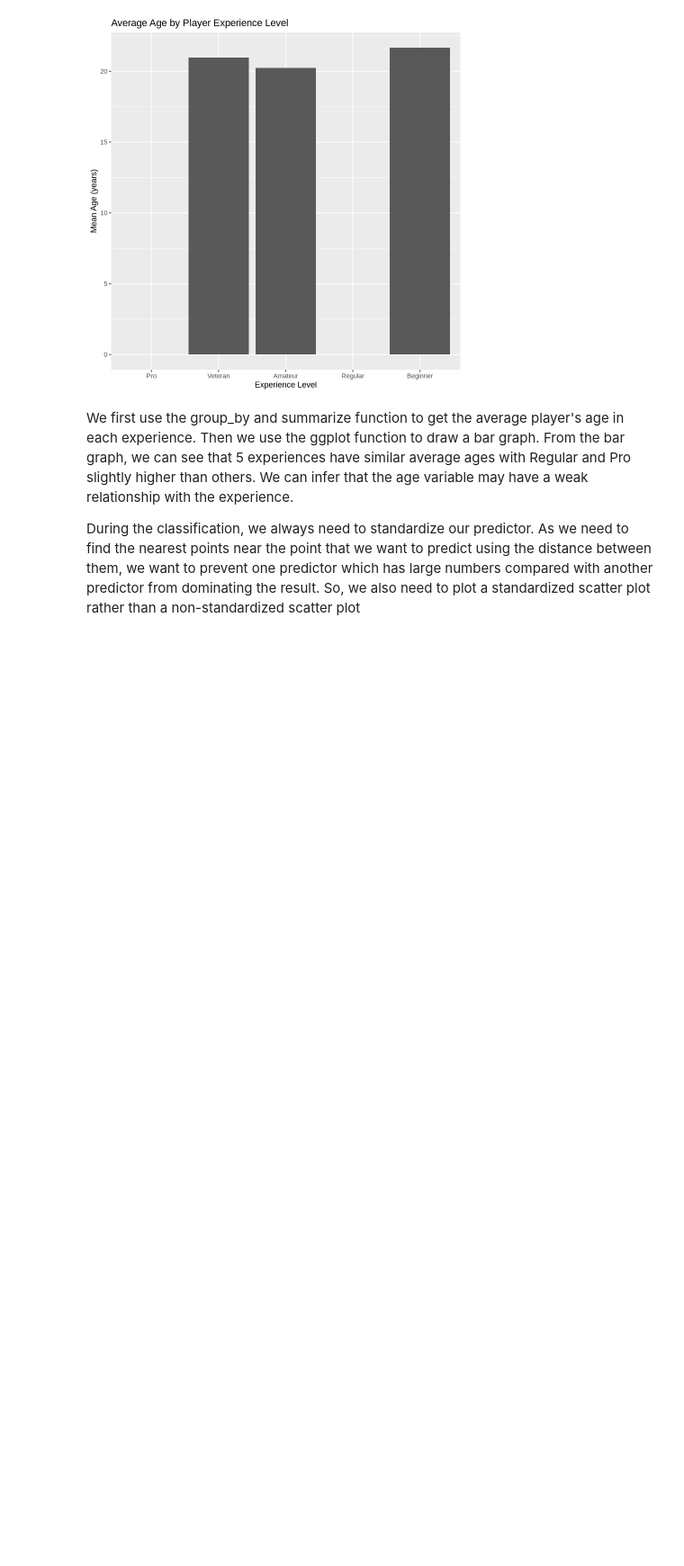
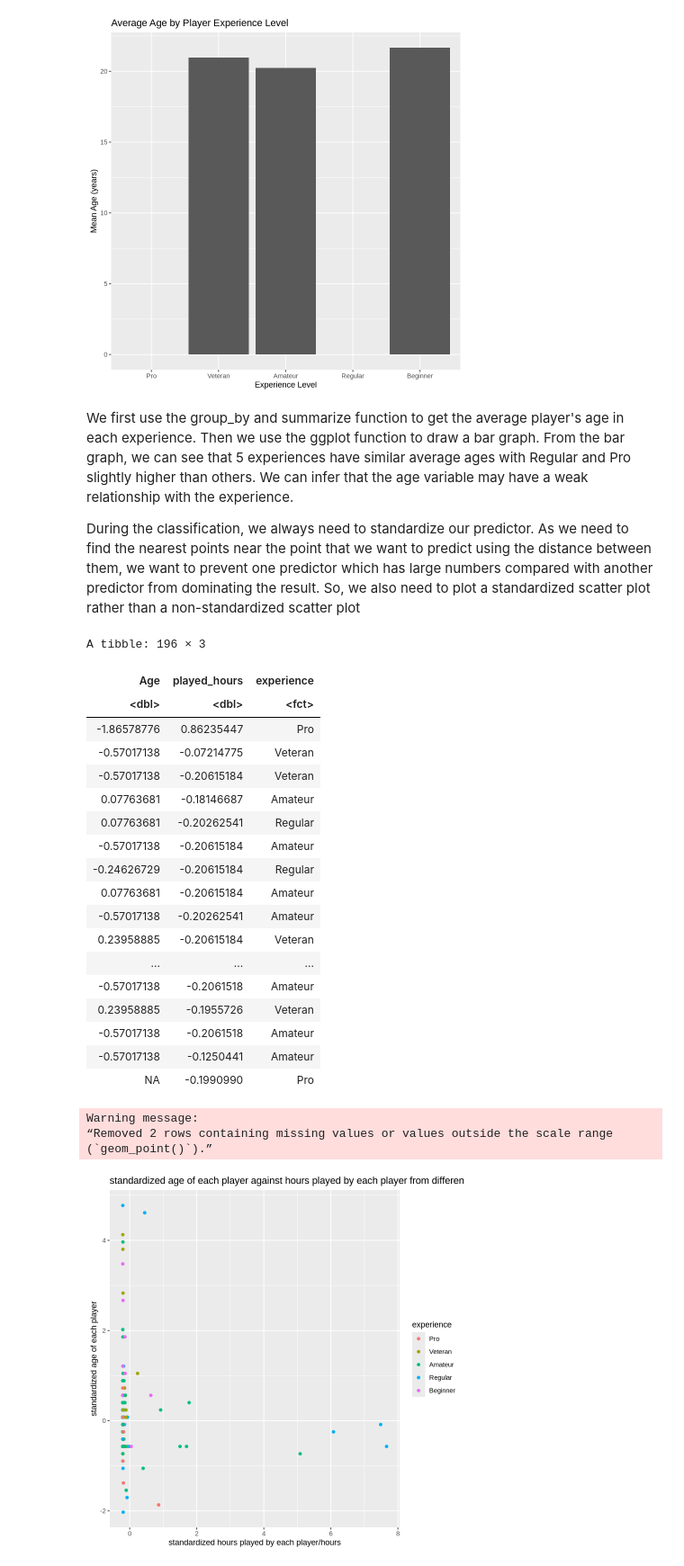
Before and after one commit to Cayla1015/dsci100project, a Jupyter notebook: project1.ipynb, the cells around one changed output. Shown: that part at 90% size. Saved outputs shown, nothing was run; the diff lists cells and outputs as text; code cells hidden in the pictures; blank space fills up the shorter version.

```diff
--- a/project1.ipynb
+++ b/project1.ipynb
@@ -187,3 +187,44 @@ Warning message:
 We first use the group_by and summarize function to get the average player's age in each experience. Then we use the ggplot function to draw a bar graph. From the bar graph, we can see that 5 experiences have similar average ages with Regular and Pro slightly higher than others. We can infer that the age variable may have a weak relationship with the experience.
 
 During the classification, we always need to standardize our predictor. As we need to find the nearest points near the point that we want to predict using the distance between them, we want to prevent one predictor which has large numbers compared with another predictor from dominating the result. So, we also need to plot a standardized scatter plot rather than a non-standardized scatter plot
+# %%
+#standardized scatter plot of age of each player against hours played by each player from different experience
+recipe <- recipe(experience ~ ., data = ready_players)
+prep_recipe <- recipe |>
+  step_scale(all_predictors()) |>
+  step_center(all_predictors())
+
+experience_scaled <- prep_recipe |>
+                            prep() |>
+                            bake(ready_players)
+experience_scaled
+standardizescatterplot <- ggplot(experience_scaled, aes(x = played_hours, y = Age,color = experience))+
+                          geom_point()+
+                          xlab('standardized hours played by each player/hours')+
+                          ylab('standardized age of each player')+
+                          ggtitle("standardized age of each player against hours played by each player from different experience")
+standardizescatterplot
+# %% [output]
+A tibble: 196 × 3
+| Age | played_hours | experience |
+| <dbl> | <dbl> | <fct> |
+| -1.86578776 | 0.86235447 | Pro |
+| -0.57017138 | -0.07214775 | Veteran |
+| -0.57017138 | -0.20615184 | Veteran |
+| 0.07763681 | -0.18146687 | Amateur |
+| 0.07763681 | -0.20262541 | Regular |
+| -0.57017138 | -0.20615184 | Amateur |
+| -0.24626729 | -0.20615184 | Regular |
+| 0.07763681 | -0.20615184 | Amateur |
+| -0.57017138 | -0.20262541 | Amateur |
+| 0.23958885 | -0.20615184 | Veteran |
+| ... | ... | ... |
+| -0.57017138 | -0.2061518 | Amateur |
+| 0.23958885 | -0.1955726 | Veteran |
+| -0.57017138 | -0.2061518 | Amateur |
+| -0.57017138 | -0.1250441 | Amateur |
+| NA | -0.1990990 | Pro |
+Warning message:
+“Removed 2 rows containing missing values or values outside the scale range
+(`geom_point()`).”
+[figure, added]
```
Also changed, not shown: parts of 3 cells of this notebook.
